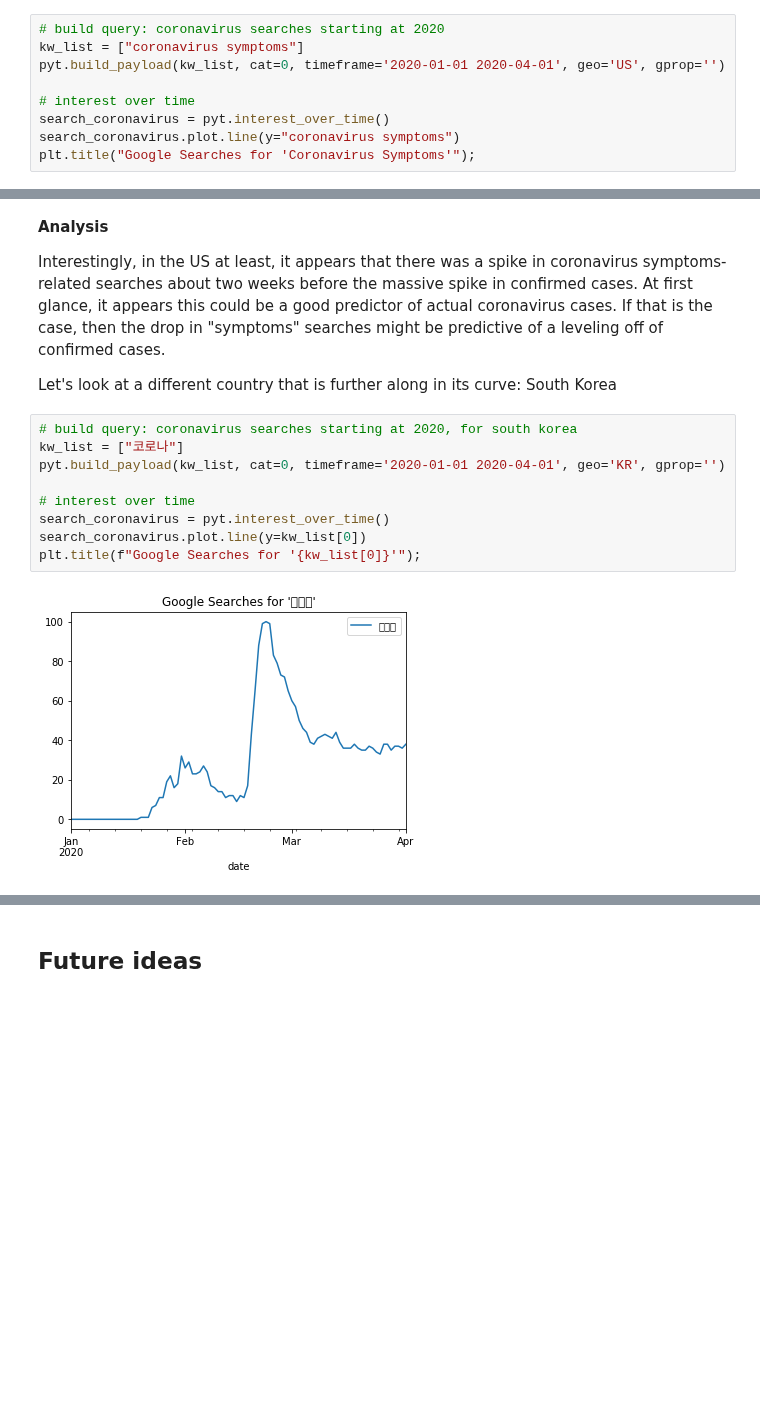
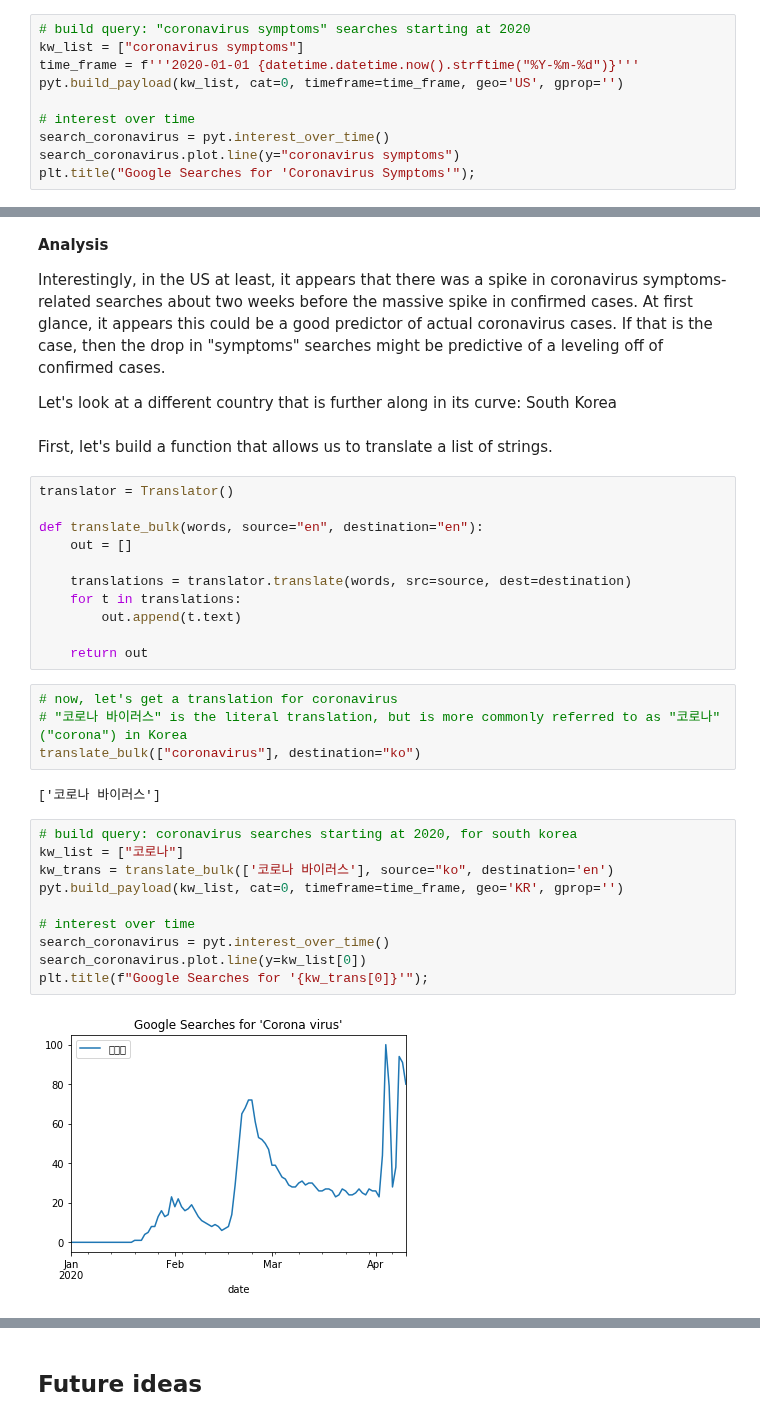
Before and after one commit to spotted-d/RNN_covid19_modeling, a Jupyter notebook: milestone2_eda/milestone2_eda.ipynb, the cells around one changed output, grey strips where cells are left out. Cells and saved outputs as stored; diff of their text form; blank space fills up the shorter version.

Commit message:
eda - cleaned up translations

```diff
--- a/milestone2_eda/milestone2_eda.ipynb
+++ b/milestone2_eda/milestone2_eda.ipynb
@@ -444,7 +457,8 @@ Now, we can start examining searhes. Let us first examine searches for "coronavi
 # %%
-# build query: coronavirus searches starting at 2020
+# build query: "coronavirus symptoms" searches starting at 2020
 kw_list = ["coronavirus symptoms"]
-pyt.build_payload(kw_list, cat=0, timeframe='2020-01-01 2020-04-01', geo='US', gprop='')
+time_frame = f'''2020-01-01 {datetime.datetime.now().strftime("%Y-%m-%d")}'''
+pyt.build_payload(kw_list, cat=0, timeframe=time_frame, geo='US', gprop='')
 
 # interest over time
 search_coronavirus = pyt.interest_over_time()
@@ -552,15 +607,35 @@ plt.show();
 Interestingly, in the US at least, it appears that there was a spike in coronavirus symptoms-related searches about two weeks before the massive spike in confirmed cases. At first glance, it appears this could be a good predictor of actual coronavirus cases. If that is the case, then the drop in "symptoms" searches might be predictive of a leveling off of confirmed cases.
 
 Let's look at a different country that is further along in its curve: South Korea
+# %% [markdown]
+First, let's build a function that allows us to translate a list of strings.
+# %%
+translator = Translator()
+
+def translate_bulk(words, source="en", destination="en"):
+    out = []
+
+    translations = translator.translate(words, src=source, dest=destination)
+    for t in translations:
+        out.append(t.text)
+
+    return out
+# %%
+# now, let's get a translation for coronavirus
+# "코로나 바이러스" is the literal translation, but is more commonly referred to as "코로나" ("corona") in Korea
+translate_bulk(["coronavirus"], destination="ko")
+# %% [output]
+['코로나 바이러스']
 # %%
 # build query: coronavirus searches starting at 2020, for south korea
 kw_list = ["코로나"]
-pyt.build_payload(kw_list, cat=0, timeframe='2020-01-01 2020-04-01', geo='KR', gprop='')
+kw_trans = translate_bulk(['코로나 바이러스'], source="ko", destination='en')
+pyt.build_payload(kw_list, cat=0, timeframe=time_frame, geo='KR', gprop='')
 
 # interest over time
 search_coronavirus = pyt.interest_over_time()
 search_coronavirus.plot.line(y=kw_list[0])
-plt.title(f"Google Searches for '{kw_list[0]}'");
+plt.title(f"Google Searches for '{kw_trans[0]}'");
 # %% [output]
-[figure, old version]
+[figure, new version]
 # %%
```
Also changed, not shown: parts of 31 cells of this notebook.
